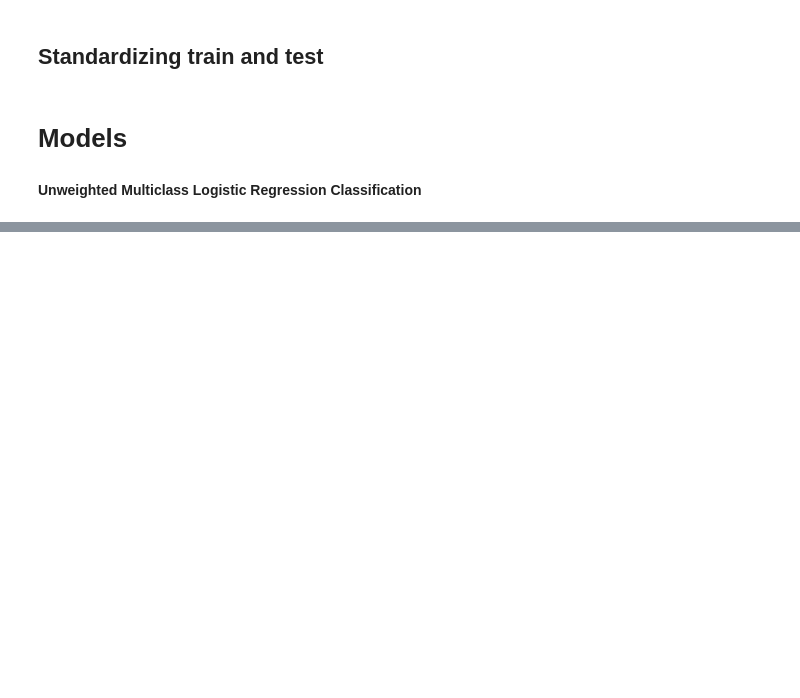
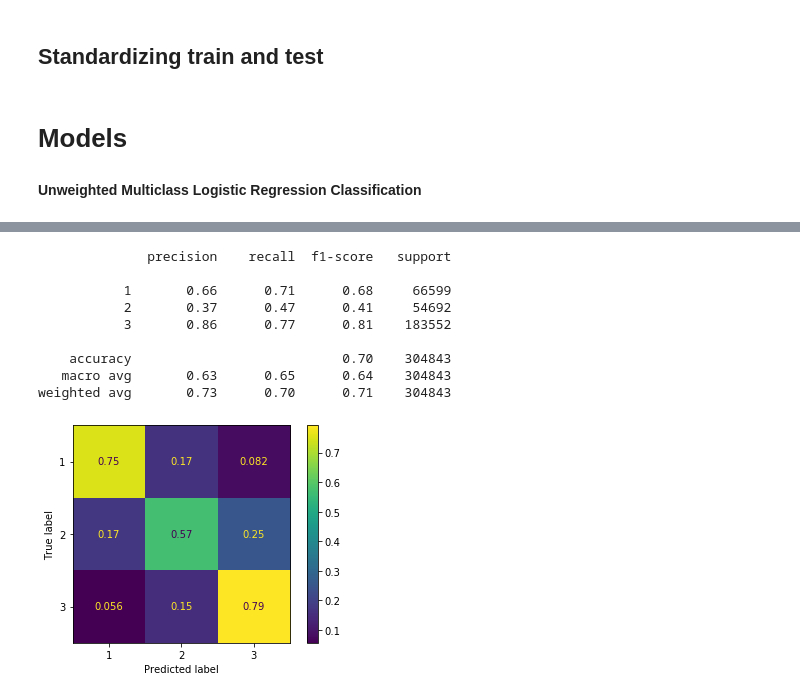
Before and after one commit to Yeshi341/structural_damage_from_earthquake, a Jupyter notebook: logistic_regression.ipynb, the cells around one changed output, grey strips where cells are left out. Cells and saved outputs as stored; diff of their text form; code cells hidden in the pictures; blank space fills up the shorter version.

```diff
--- a/logistic_regression.ipynb
+++ b/logistic_regression.ipynb
@@ -458,19 +590,0 @@ Train Recall score:  0.5697
-# %%
-from sklearn.naive_bayes import BernoulliNB
-clf = BernoulliNB( )
-clf.fit(X_train_dn, y_train_dn)
-
-y_pred_test= clf.predict(X_test)
-y_pred_train = clf.predict(X_train_dn)
-
-# checking accuracy score
-print('Test Accuracy score: ', round(metrics.accuracy_score(y_test, y_pred_test),4))
-print('Train Accuracy score: ', round(metrics.accuracy_score(y_train_dn, y_pred_train),4))
-print('================================')
-# checking f1 score
-print('Test F1 score: ', round(metrics.f1_score(y_test, y_pred_test, average='weighted'),4))
-print('Train F1 score: ', round(metrics.f1_score(y_train_dn, y_pred_train, average='weighted'),4))
-print('================================')
-# checking recall score
-print('Test Recall score: ', round(metrics.recall_score(y_test, y_pred_test, average='weighted'),4))
-print('Train Recall score: ', round(metrics.recall_score(y_train_dn, y_pred_train, average='weighted'),4))
@@ -486,19 +590,0 @@ Train Recall score:  0.5661
-# %%
-from sklearn.naive_bayes import BernoulliNB
-clf = BernoulliNB()
-clf.fit(X_train, y_train)
-
-y_pred_test= clf.predict(X_test)
-y_pred_train = clf.predict(X_train)
-
-# checking accuracy score
-print('Test Accuracy score: ', round(metrics.accuracy_score(y_test, y_pred_test),4))
-print('Train Accuracy score: ', round(metrics.accuracy_score(y_train, y_pred_train),4))
-print('================================')
-# checking f1 score
-print('Test F1 score: ', round(metrics.f1_score(y_test, y_pred_test, average='weighted'),4))
-print('Train F1 score: ', round(metrics.f1_score(y_train, y_pred_train, average='weighted'),4))
-print('================================')
-# checking recall score
-print('Test Recall score: ', round(metrics.recall_score(y_test, y_pred_test, average='weighted'),4))
-print('Train Recall score: ', round(metrics.recall_score(y_train, y_pred_train, average='weighted'),4))
@@ -543,0 +601,15 @@ TypeError: score() missing 2 required positional arguments: 'X' and 'y'
+# %%
+plot_confusion_matrix(dtc4, X_train_scaled, y_train_resampled, normalize='true')
+
+print(classification_report(y_test, y_pred_test))
+# %% [output]
+              precision    recall  f1-score   support
+
+           1       0.66      0.71      0.68     66599
+           2       0.37      0.47      0.41     54692
+           3       0.86      0.77      0.81    183552
+
+    accuracy                           0.70    304843
+   macro avg       0.63      0.65      0.64    304843
+weighted avg       0.73      0.70      0.71    304843
+[figure, added]
```
Also changed, not shown: parts of 48 cells of this notebook.
